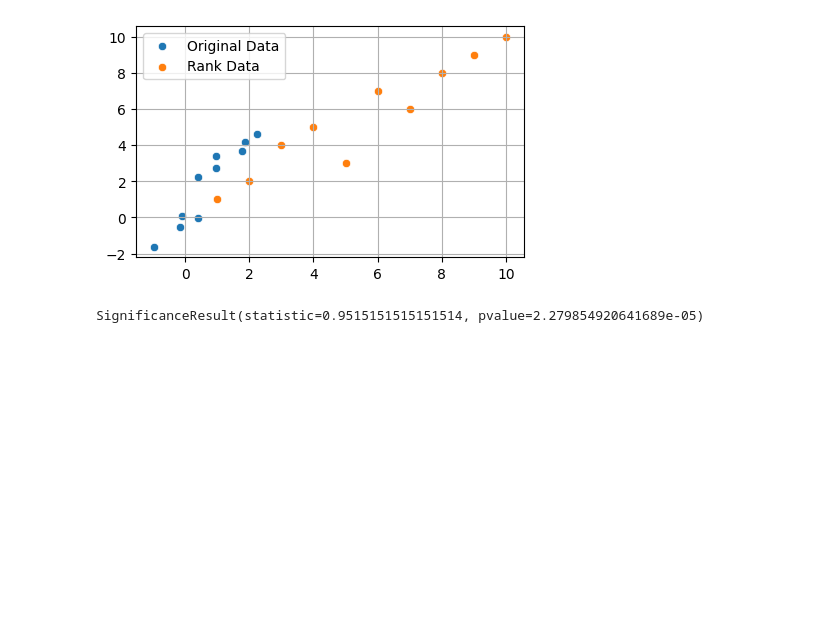
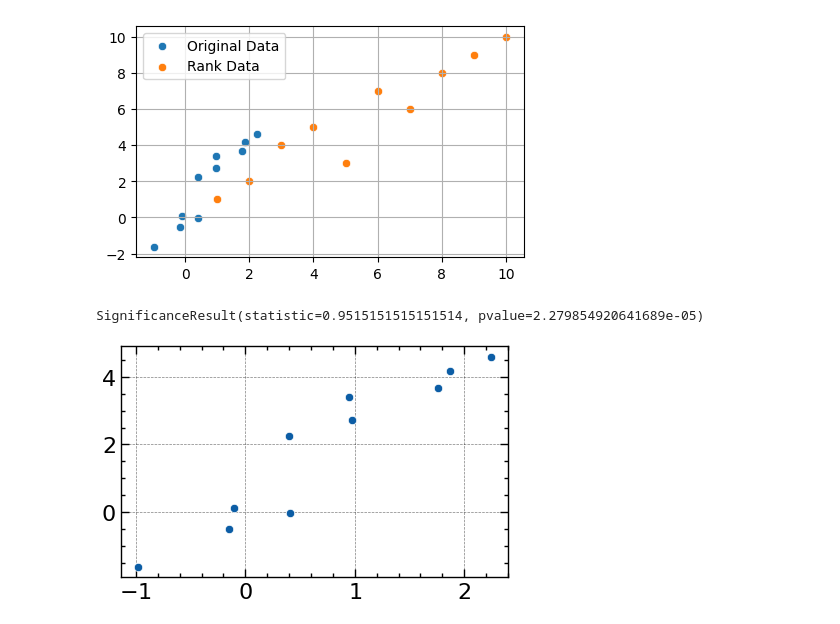
Before and after one commit to acharyaamul/Covariance_Corelation, a Jupyter notebook: correlation and covariance.ipynb, the cells around one changed output. Saved outputs shown, nothing was run; the diff lists cells and outputs as text; code cells hidden in the pictures; blank space fills up the shorter version.

Commit message:
science plot

```diff
--- a/correlation and covariance.ipynb
+++ b/correlation and covariance.ipynb
@@ -151,3 +135,15 @@ spearmanr(x,y)
 SignificanceResult(statistic=0.9515151515151514, pvalue=2.279854920641689e-05)
 # %%
 #!pip install SciencePlots
+# %%
+import matplotlib.pyplot as plt
+import scienceplots
+plt.style.use(['science', 'notebook', 'grid'])
+# %%
+import seaborn as sns
+plt.figure(figsize=(5,3))
+sns.scatterplot(x=x,y=y)
+plt.savefig("scatter.png",dpi=300)
+plt.show()
+# %% [output]
+[figure, added]
```
Also changed, not shown: parts of 2 cells of this notebook, 1 other file.
